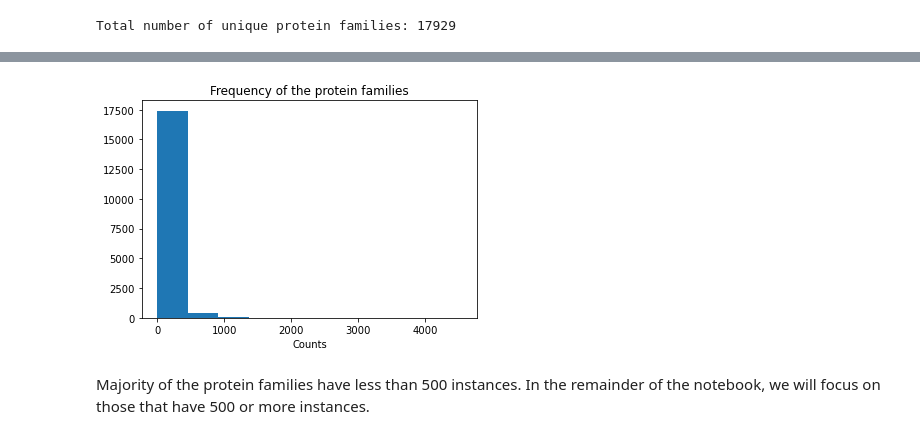
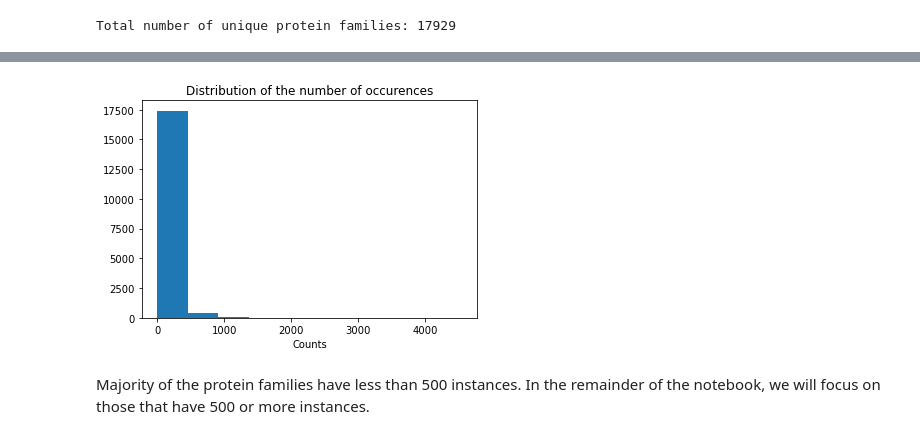
Before and after one commit to mouslyddiaw/protein-classification, a Jupyter notebook: protein-sequence-classification.ipynb, the cells around one changed output, grey strips where cells are left out. Cells and saved outputs as stored; diff of their text form; code cells hidden in the pictures.

```diff
--- a/protein-sequence-classification.ipynb
+++ b/protein-sequence-classification.ipynb
@@ -89,10 +99,10 @@ Name: family_accession, dtype: int64
 # %%
 plt.hist(family_counts)
-plt.title("Frequency of the protein families")
+plt.title("Distribution of the number of occurences")
 plt.xlabel("Counts")
 plt.show()
 # %% [output]
-[figure, old version]
+[figure, new version]
 # %% [markdown]
 Majority of the protein families have less than 500 instances. In the remainder of the notebook, we will focus on those that have 500 or more instances.
 # %%
```
Also changed, not shown: parts of 17 cells of this notebook, 1 other file.
